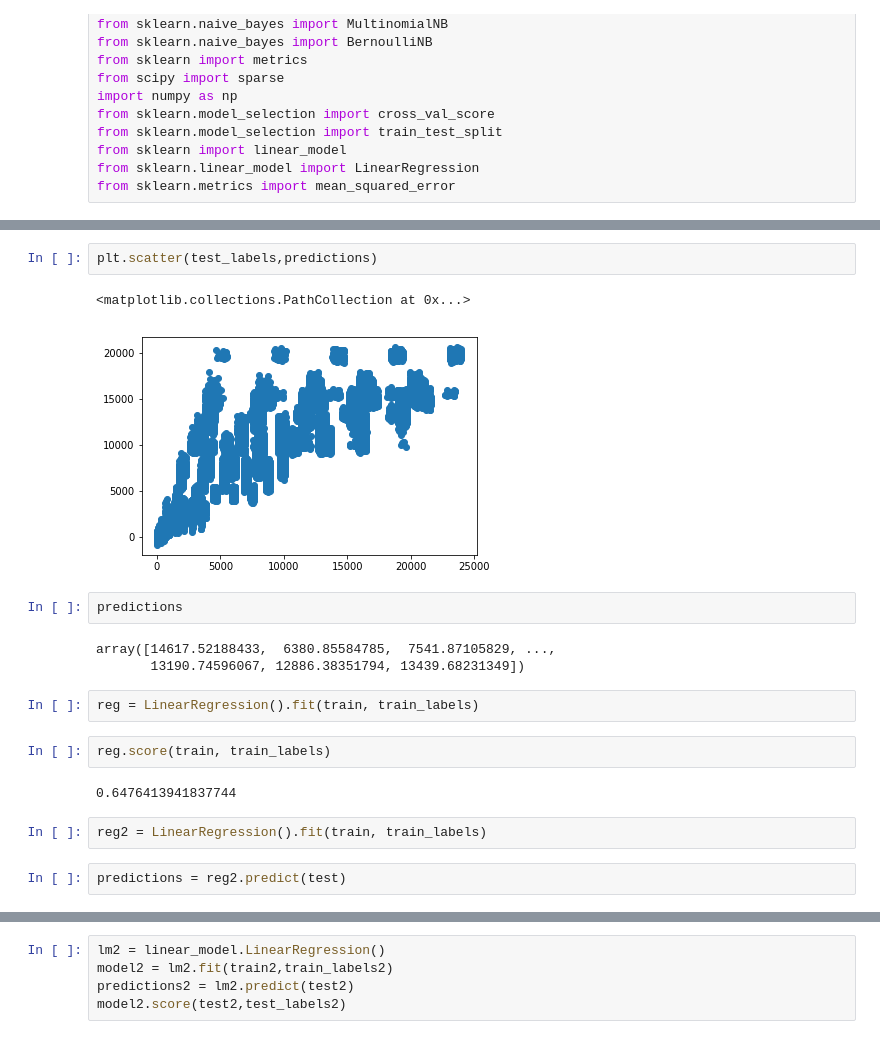
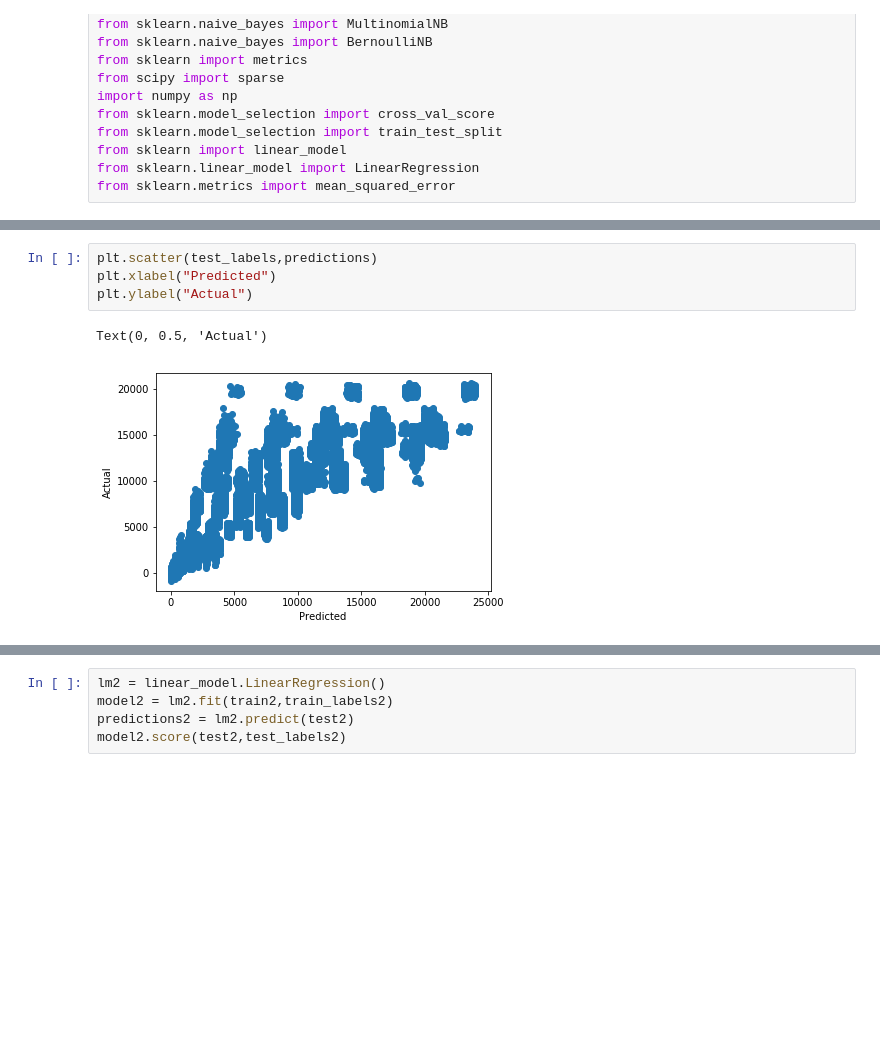
Before and after one commit to amaddine/Black-Friday-67364, a Jupyter notebook: Machine-Learning.ipynb, the cells around one changed output, grey strips where cells are left out. Cells and saved outputs as stored; diff of their text form; blank space fills up the shorter version.

Commit message:
Actual version

```diff
--- a/Machine-Learning.ipynb
+++ b/Machine-Learning.ipynb
@@ -74,20 +87,7 @@ model.score(test,test_labels)
 # %%
 plt.scatter(test_labels,predictions)
+plt.xlabel("Predicted")
+plt.ylabel("Actual")
 # %% [output]
-<matplotlib.collections.PathCollection at 0x...>
+Text(0, 0.5, 'Actual')
-[figure, old version]
+[figure, new version]
-# %%
-predictions
-# %% [output]
-array([14617.52188433,  6380.85584785,  7541.87105829, ...,
-       13190.74596067, 12886.38351794, 13439.68231349])
-# %%
-reg = LinearRegression().fit(train, train_labels)
-# %%
-reg.score(train, train_labels)
-# %% [output]
-0.6476413941837744
-# %%
-reg2 = LinearRegression().fit(train, train_labels)
-# %%
-predictions = reg2.predict(test)
```
Also changed, not shown: parts of 27 cells of this notebook.
